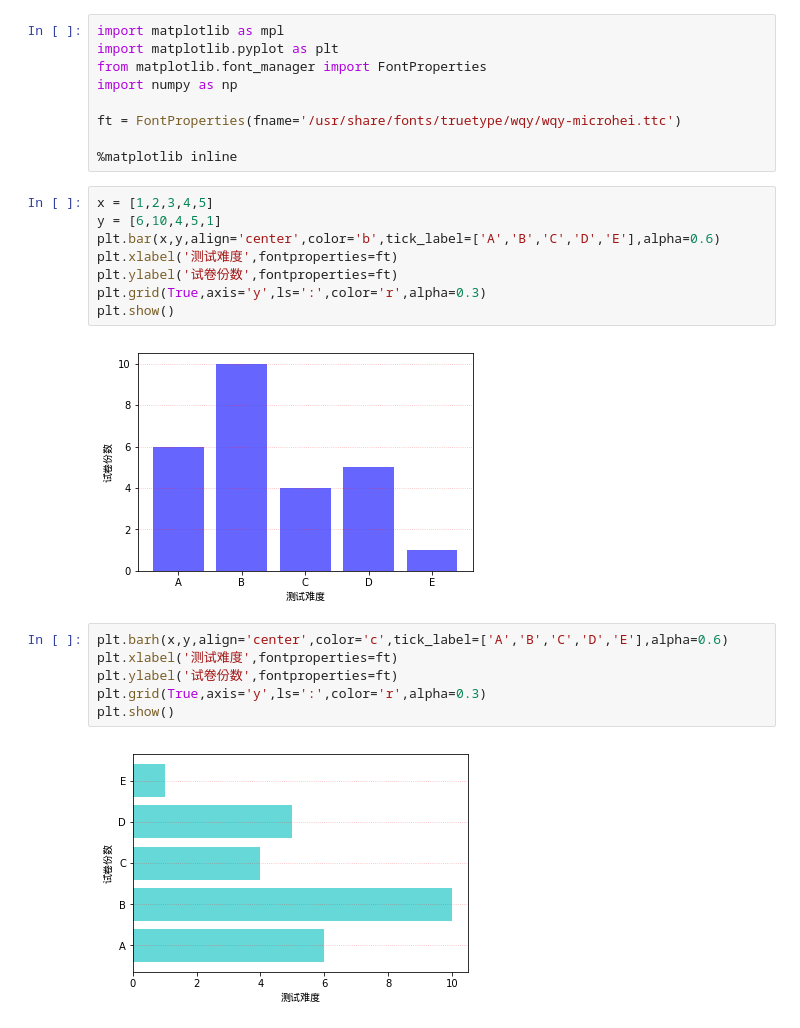
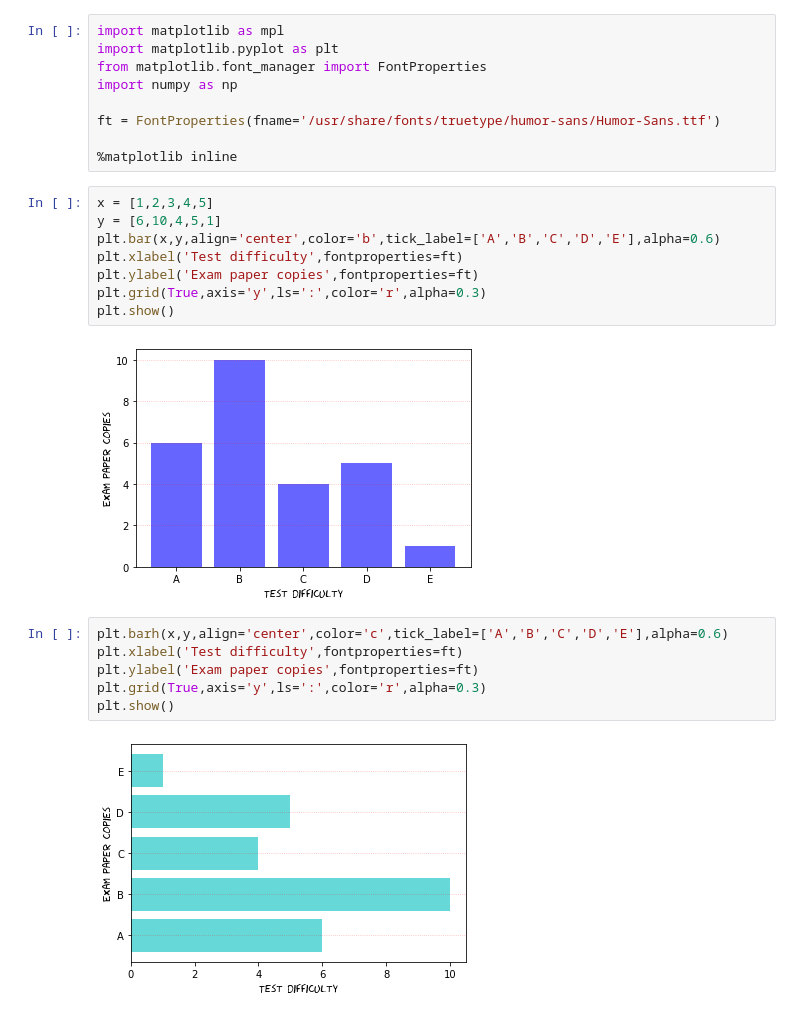
Before and after one commit to oaiao/ai, a Jupyter notebook: explore/matplotlib/Chapter_Three.ipynb, the cells around one changed output. Saved outputs shown, nothing was run; the diff lists cells and outputs as text.

```diff
--- a/explore/matplotlib/Chapter_Three.ipynb
+++ b/explore/matplotlib/Chapter_Three.ipynb
@@ -4,26 +4,26 @@ import matplotlib.pyplot as plt
 from matplotlib.font_manager import FontProperties
 import numpy as np
 
-ft = FontProperties(fname='/usr/share/fonts/truetype/wqy/wqy-microhei.ttc')
+ft = FontProperties(fname='/usr/share/fonts/truetype/humor-sans/Humor-Sans.ttf')
 
 %matplotlib inline
 # %%
 x = [1,2,3,4,5]
 y = [6,10,4,5,1]
 plt.bar(x,y,align='center',color='b',tick_label=['A','B','C','D','E'],alpha=0.6)
-plt.xlabel('测试难度',fontproperties=ft)
-plt.ylabel('试卷份数',fontproperties=ft)
+plt.xlabel('Test difficulty',fontproperties=ft)
+plt.ylabel('Exam paper copies',fontproperties=ft)
 plt.grid(True,axis='y',ls=':',color='r',alpha=0.3)
 plt.show()
 # %% [output]
-[figure, old version]
+[figure, new version]
 # %%
 plt.barh(x,y,align='center',color='c',tick_label=['A','B','C','D','E'],alpha=0.6)
-plt.xlabel('测试难度',fontproperties=ft)
-plt.ylabel('试卷份数',fontproperties=ft)
+plt.xlabel('Test difficulty',fontproperties=ft)
+plt.ylabel('Exam paper copies',fontproperties=ft)
 plt.grid(True,axis='y',ls=':',color='r',alpha=0.3)
 plt.show()
 # %% [output]
-[figure, old version]
+[figure, new version]
 # %%
 y1 = [2,6,3,8,5]
```
Also changed, not shown: parts of 5 cells of this notebook, 1 other file.
